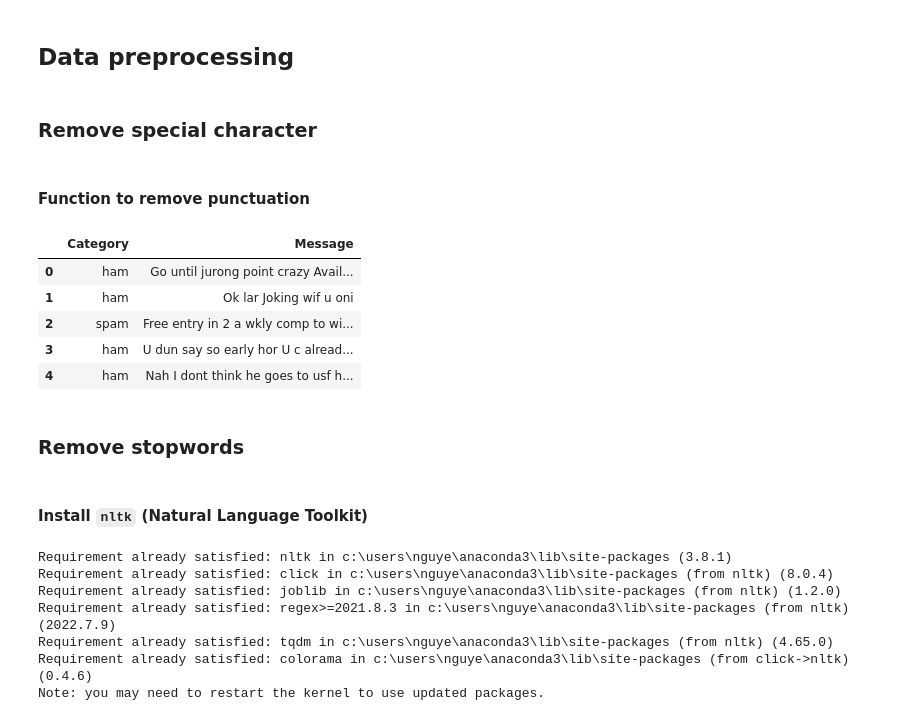
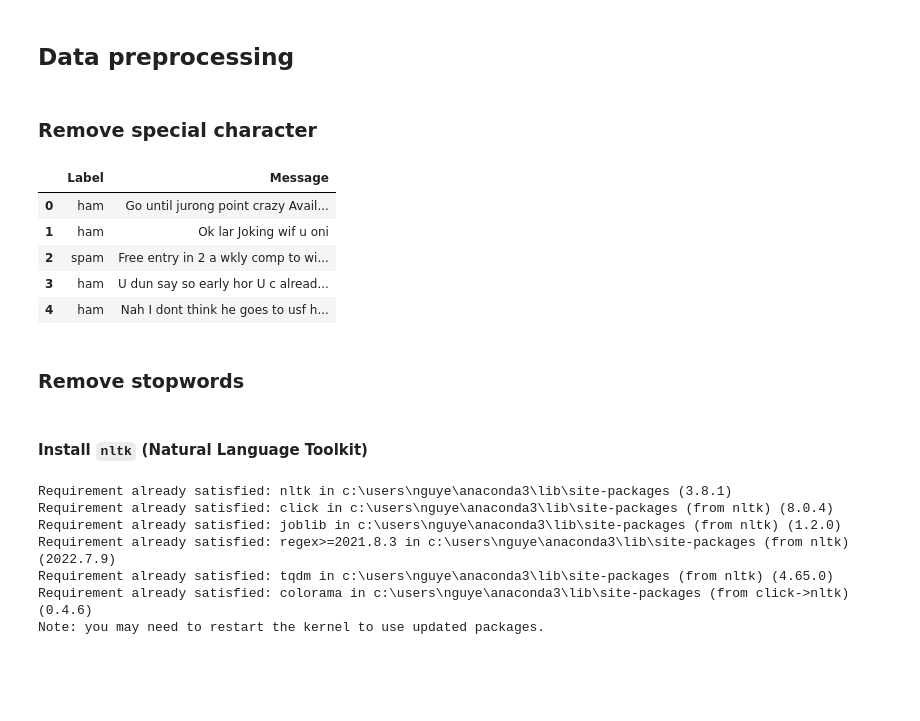
Before and after one commit to TienNguyen93/Spam-prediction, a Jupyter notebook: spam-prediction.ipynb, the cells around one changed output. Drawn from its saved outputs; the diff is of its cells as text; code cells hidden in the pictures; blank space fills up the shorter version.

```diff
--- a/spam-prediction.ipynb
+++ b/spam-prediction.ipynb
@@ -71,27 +67,25 @@ After dropping duplicates, the dataset goes from `5572` to `5169` rows
 # %% [markdown]
 ## Data preprocessing
-# %% [markdown]
-### Remove special character
-# %% [markdown]
-#### Function to remove punctuation
+# %% [markdown]
+### Remove special character
 # %%
-# punctuation = string.punctuation
-# def remove_punctuation(text):
-#     return text.translate(str.maketrans('', '', punctuation))
+punctuation = string.punctuation
+def remove_punctuation(text):
+    return text.translate(str.maketrans('', '', punctuation))
 # %%
-# df["Message"] = df["Message"].apply(lambda text: remove_punctuation(text))
-# df.head()
+df["Message"] = df["Message"].apply(lambda text: remove_punctuation(text))
+df.head()
 # %% [output]
-|  | Category | Message |
+|  | Label | Message |
 | 0 | ham | Go until jurong point crazy Avail... |
 | 1 | ham | Ok lar Joking wif u oni |
 | 2 | spam | Free entry in 2 a wkly comp to wi... |
 | 3 | ham | U dun say so early hor U c alread... |
 | 4 | ham | Nah I dont think he goes to usf h... |
-# %% [markdown]
-### Remove stopwords
-# %% [markdown]
-#### Install `nltk` (Natural Language Toolkit)
+# %% [markdown]
+### Remove stopwords
+# %% [markdown]
+#### Install `nltk` (Natural Language Toolkit)
 # %%
 pip install nltk
 # %% [output]
```
Also changed, not shown: parts of 52 cells of this notebook.
